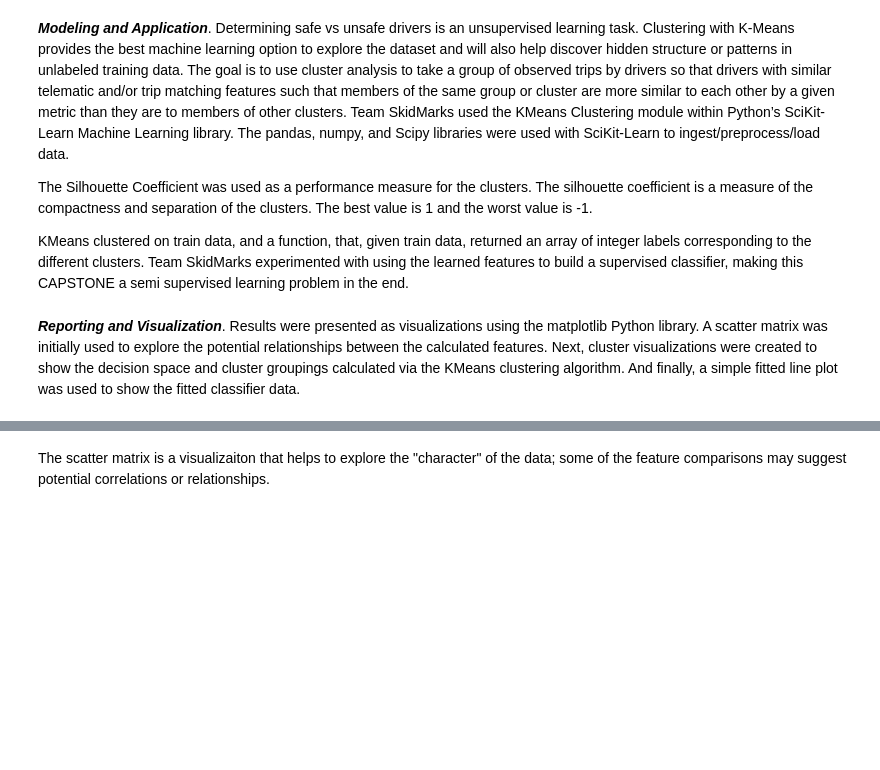
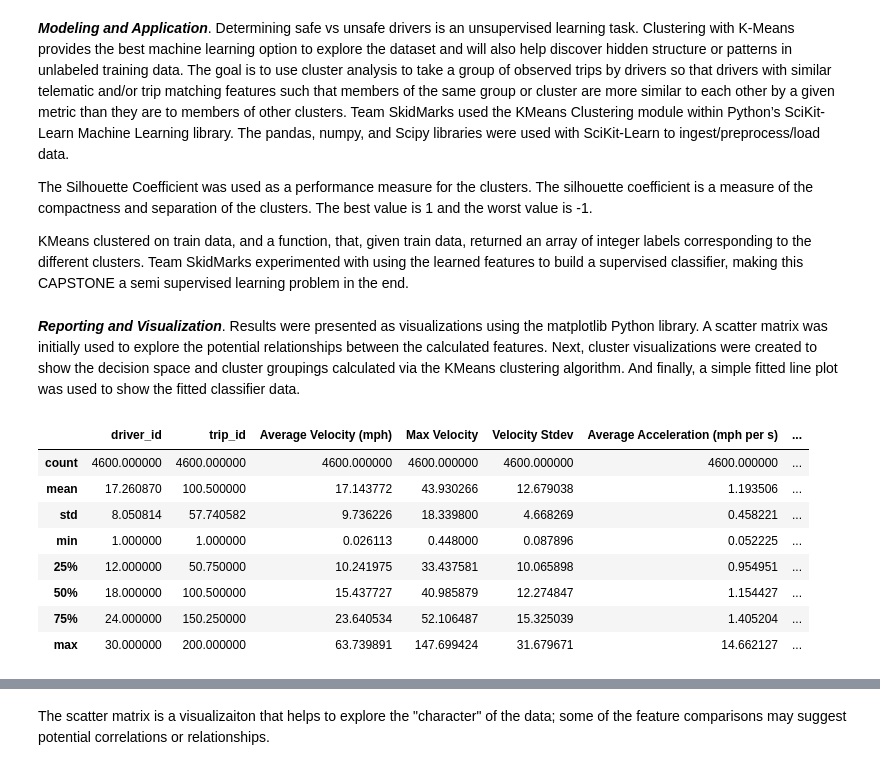
Before and after one commit to georgetown-analytics/skidmarks, a Jupyter notebook: bin/notebook/Riding Dirty-Using Telematic Data to Identify Increased Liability Drivers.ipynb, the cells around one changed output, grey strips where cells are left out. Saved outputs shown, nothing was run; the diff lists cells and outputs as text; code cells hidden in the pictures; blank space fills up the shorter version.

```diff
--- a/bin/notebook/Riding Dirty-Using Telematic Data to Identify Increased Liability Drivers.ipynb
+++ b/bin/notebook/Riding Dirty-Using Telematic Data to Identify Increased Liability Drivers.ipynb
@@ -274,3 +280,16 @@ The Silhouette Coefficient was used as a performance measure for the clusters.
 KMeans clustered on train data, and a function, that, given train data, returned an array of integer labels corresponding to the different clusters.  Team SkidMarks experimented with using the learned features to build a supervised classifier, making this CAPSTONE a semi supervised learning problem in the end.
 # %% [markdown]
 <b><i>Reporting and Visualization</i></b>. Results were presented as visualizations using the matplotlib Python library.  A scatter matrix was initially used to explore the potential relationships between the calculated features.  Next, cluster visualizations were created to show the decision space and cluster groupings calculated via the KMeans clustering algorithm.  And finally, a simple fitted line plot was used to show the fitted classifier data.
+# %%
+df2 = pd.read_csv(os.path.normpath(os.path.join(os.path.dirname(path),'lin.csv')))
+df2.describe()
+# %% [output]
+|  | driver_id | trip_id | Average Velocity (mph) | Max Velocity | Velocity Stdev | Average Acceleration (mph per s) | ... |
+| count | 4600.000000 | 4600.000000 | 4600.000000 | 4600.000000 | 4600.000000 | 4600.000000 | ... |
+| mean | 17.260870 | 100.500000 | 17.143772 | 43.930266 | 12.679038 | 1.193506 | ... |
+| std | 8.050814 | 57.740582 | 9.736226 | 18.339800 | 4.668269 | 0.458221 | ... |
+| min | 1.000000 | 1.000000 | 0.026113 | 0.448000 | 0.087896 | 0.052225 | ... |
+| 25% | 12.000000 | 50.750000 | 10.241975 | 33.437581 | 10.065898 | 0.954951 | ... |
+| 50% | 18.000000 | 100.500000 | 15.437727 | 40.985879 | 12.274847 | 1.154427 | ... |
+| 75% | 24.000000 | 150.250000 | 23.640534 | 52.106487 | 15.325039 | 1.405204 | ... |
+| max | 30.000000 | 200.000000 | 63.739891 | 147.699424 | 31.679671 | 14.662127 | ... |
```
Also changed, not shown: parts of 8 cells of this notebook.
